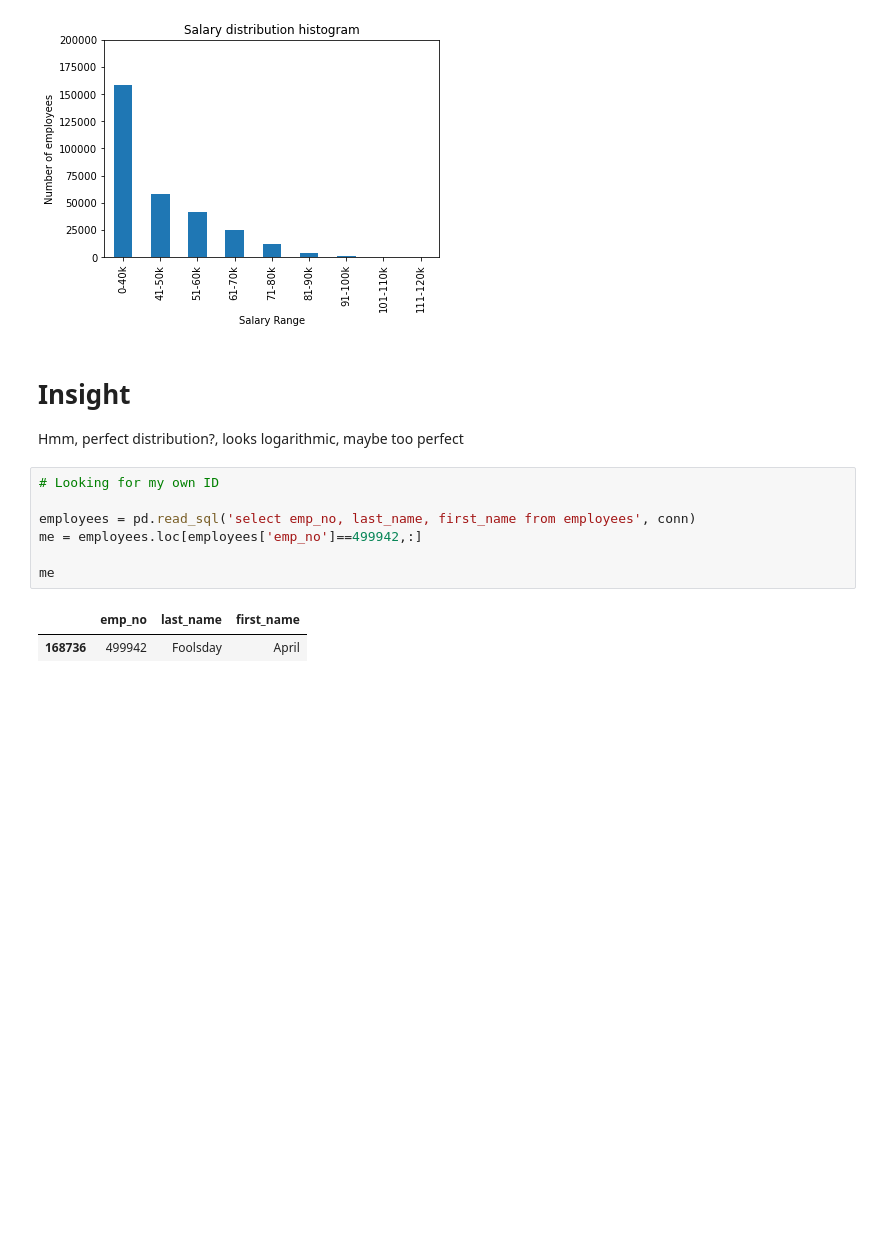
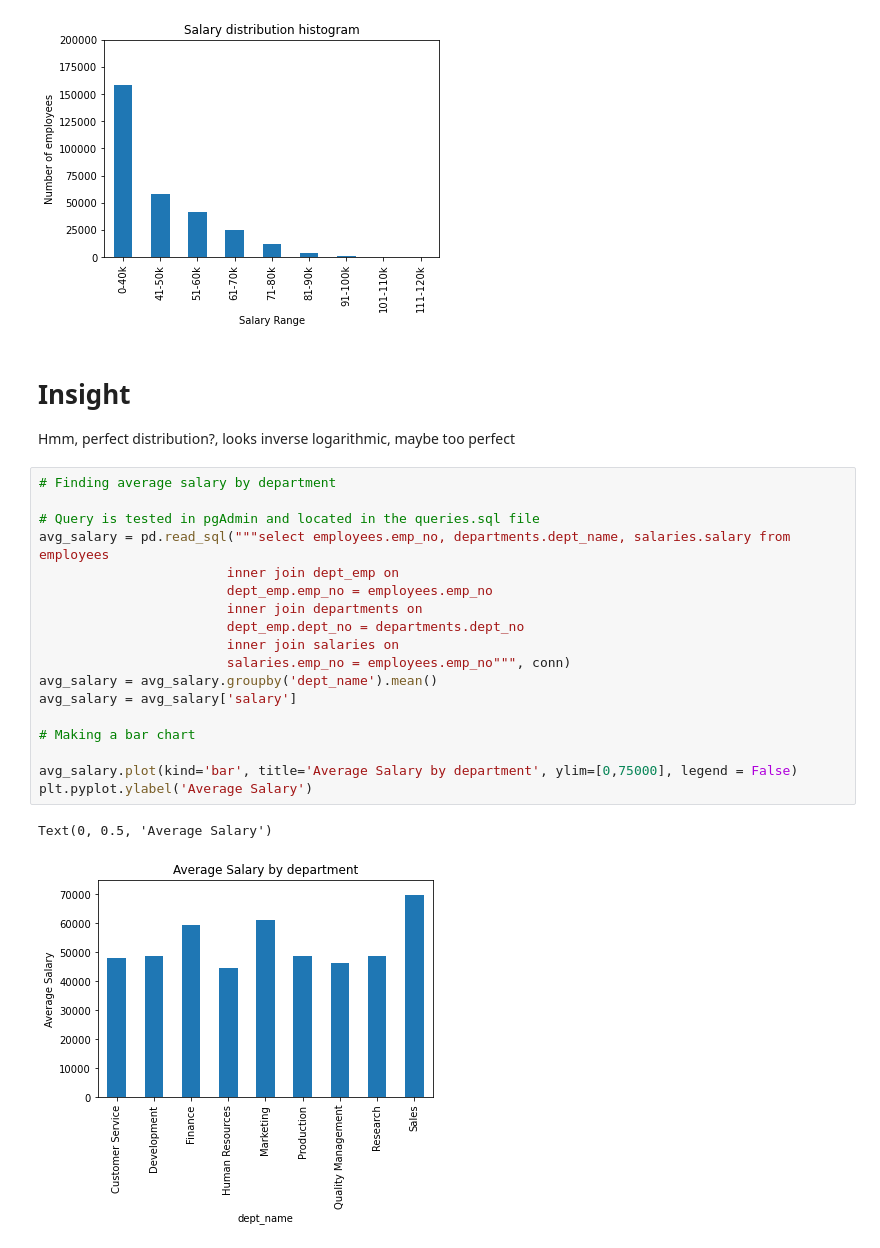
Before and after one commit to JuanjoFernandez/sql-challenge, a Jupyter notebook: suspicions.ipynb, the cells around one changed output. Drawn from its saved outputs; the diff is of its cells as text; blank space fills up the shorter version.

Commit message:
generates bar plots

```diff
--- a/suspicions.ipynb
+++ b/suspicions.ipynb
@@ -58,17 +58,28 @@ plt.pyplot.ylabel('Number of employees')
 # %% [output]
 Text(0, 0.5, 'Number of employees')
 [figure]
-# %% [markdown]
-# Insight
-
-Hmm, perfect distribution?, looks logarithmic, maybe too perfect
-# %%
-# Looking for my own ID
-
-employees = pd.read_sql('select emp_no, last_name, first_name from employees', conn)
-me = employees.loc[employees['emp_no']==499942,:]
-
-me
-# %% [output]
-|  | emp_no | last_name | first_name |
-| 168736 | 499942 | Foolsday | April |
+# %% [markdown]
+# Insight
+
+Hmm, perfect distribution?, looks inverse logarithmic, maybe too perfect
+# %%
+# Finding average salary by department
+
+# Query is tested in pgAdmin and located in the queries.sql file
+avg_salary = pd.read_sql("""select employees.emp_no, departments.dept_name, salaries.salary from employees
+                        inner join dept_emp on
+                        dept_emp.emp_no = employees.emp_no
+                        inner join departments on
+                        dept_emp.dept_no = departments.dept_no
+                        inner join salaries on
+                        salaries.emp_no = employees.emp_no""", conn)
+avg_salary = avg_salary.groupby('dept_name').mean()
+avg_salary = avg_salary['salary']
+
+# Making a bar chart
+
+avg_salary.plot(kind='bar', title='Average Salary by department', ylim=[0,75000], legend = False)
+plt.pyplot.ylabel('Average Salary')
+# %% [output]
+Text(0, 0.5, 'Average Salary')
+[figure, added]
```
Also changed, not shown: parts of 4 cells of this notebook, 3 other files.
